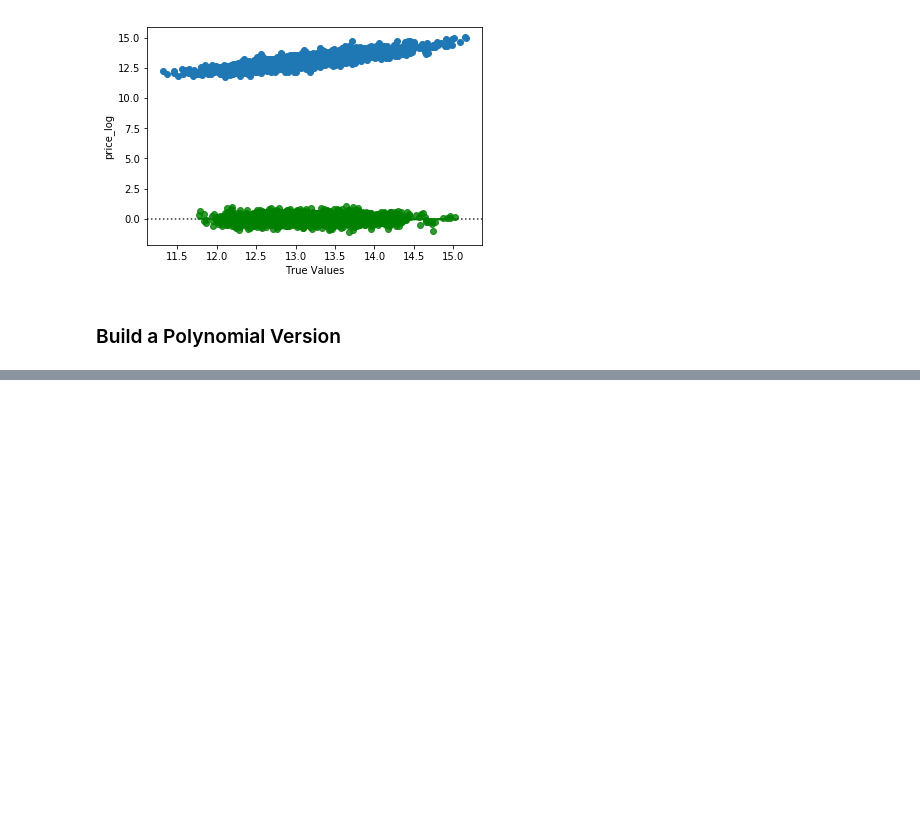
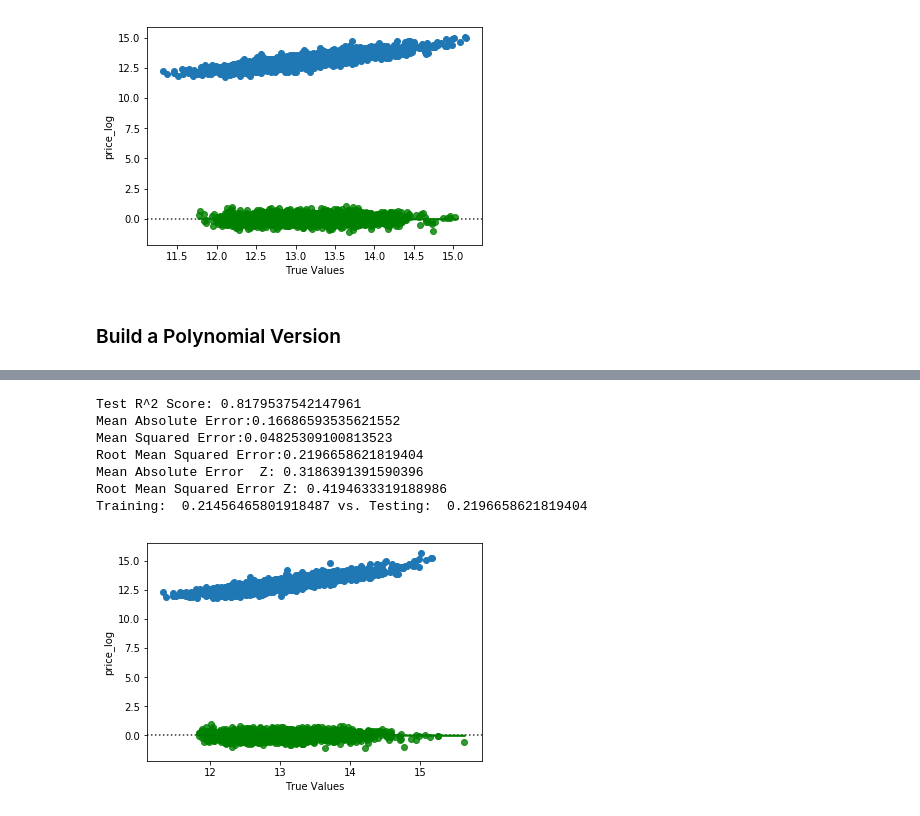
Before and after one commit to davidhaase/nyc-mhtn-ds-042219-lectures, a Jupyter notebook: Module_4/kc_feat_engineering_project_revamp/kc_housing_regression-dhh-eda.ipynb, the cells around one changed output, grey strips where cells are left out. Saved outputs shown, nothing was run; the diff lists cells and outputs as text; code cells hidden in the pictures; blank space fills up the shorter version.

Commit message:
Added polynomial method to class

```diff
--- a/Module_4/kc_feat_engineering_project_revamp/kc_housing_regression-dhh-eda.ipynb
+++ b/Module_4/kc_feat_engineering_project_revamp/kc_housing_regression-dhh-eda.ipynb
@@ -134,6 +135,13 @@ class LinearModeler():
         print('Root Mean Squared Error Z:' , self.test_rmse/self.target_std)
 
         print('Training: ', self.train_rmse, "vs. Testing: ", self.test_rmse)
+
+    def set_polynomial(self, degree):
+        #instantiate this class
+        poly = PolynomialFeatures(degree, interaction_only=False)
+        #fit and transform the data and create a  new dataframe
+        df_poly = pd.DataFrame(poly.fit_transform(self.features), columns=poly.get_feature_names(self.features.columns))
+        self.features = df_poly
 # %% [markdown]
 ## Load Data
 # %%
@@ -208,3 +216,6 @@ Training:  0.24968049431005296 vs. Testing:  0.25038519262559156
 [figure]
 # %% [markdown]
 ### Build a Polynomial Version
+# %%
+degree = 2
+KC.set_polynomial(degree)
@@ -210,0 +251,11 @@ Training:  0.24968049431005296 vs. Testing:  0.25038519262559156
+# %%
+KC.predict_test()
+# %% [output]
+Test R^2 Score: 0.8179537542147961
+Mean Absolute Error:0.16686593535621552
+Mean Squared Error:0.04825309100813523
+Root Mean Squared Error:0.2196658621819404
+Mean Absolute Error  Z: 0.3186391391590396
+Root Mean Squared Error Z: 0.4194633319188986
+Training:  0.21456465801918487 vs. Testing:  0.2196658621819404
+[figure, added]
```
Also changed, not shown: parts of 3 cells of this notebook.
